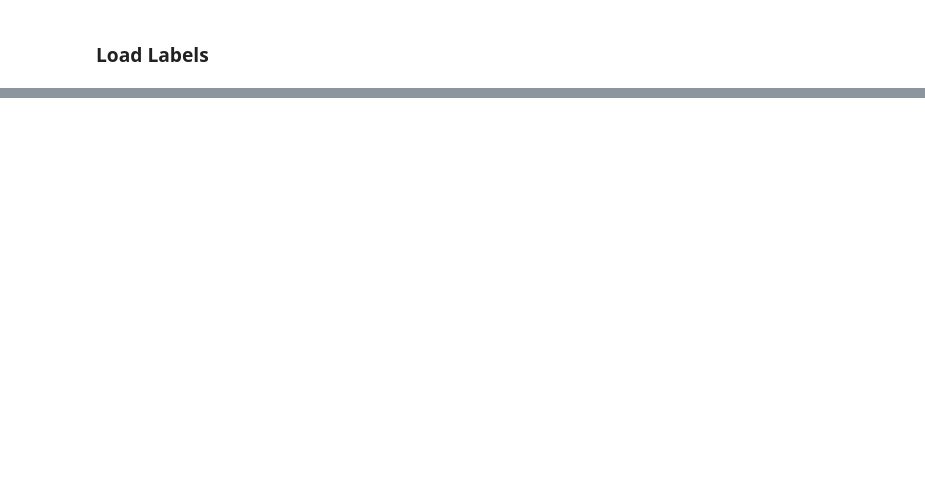
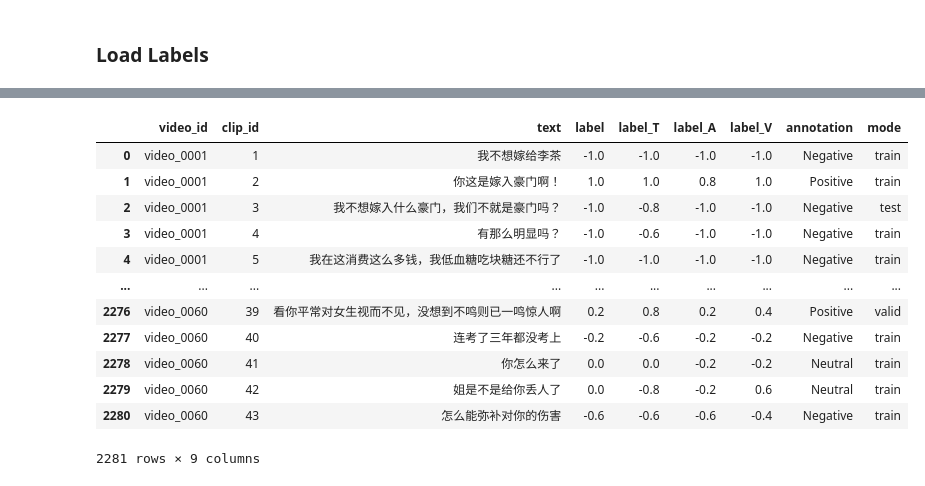
Before and after one commit to HEBAULC/Multimodal-End2end-Sparse, a Jupyter notebook: preprocessing/preprocess_mosei.ipynb, the cells around one changed output, grey strips where cells are left out. Saved outputs shown, nothing was run; the diff lists cells and outputs as text; code cells hidden in the pictures; blank space fills up the shorter version.

Commit message:
emotiontrainer.py注释分析、处理sims-mosei数据集、中文编码器

```diff
--- a/preprocessing/preprocess_mosei.ipynb
+++ b/preprocessing/preprocess_mosei.ipynb
@@ -226,0 +425,24 @@ log_df.groupby('status').size().to_frame('count')
+# %%
+# 处理sims-label
+# 打开csv文件
+# Load data
+dfs = []
+for path in glob.glob(sims_label_path):
+    dfs.append(pd.read_csv(path))
+# Generate table
+df1 = pd.concat(dfs)
+df1
+# %% [output]
+|  | video_id | clip_id | text | label | label_T | label_A | label_V | annotation | mode |
+| 0 | video_0001 | 1 | 我不想嫁给李茶 | -1.0 | -1.0 | -1.0 | -1.0 | Negative | train |
+| 1 | video_0001 | 2 | 你这是嫁入豪门啊！ | 1.0 | 1.0 | 0.8 | 1.0 | Positive | train |
+| 2 | video_0001 | 3 | 我不想嫁入什么豪门，我们不就是豪门吗？ | -1.0 | -0.8 | -1.0 | -1.0 | Negative | test |
+| 3 | video_0001 | 4 | 有那么明显吗？ | -1.0 | -0.6 | -1.0 | -1.0 | Negative | train |
+| 4 | video_0001 | 5 | 我在这消费这么多钱，我低血糖吃块糖还不行了 | -1.0 | -1.0 | -1.0 | -1.0 | Negative | train |
+| ... | ... | ... | ... | ... | ... | ... | ... | ... | ... |
+| 2276 | video_0060 | 39 | 看你平常对女生视而不见，没想到不鸣则已一鸣惊人啊 | 0.2 | 0.8 | 0.2 | 0.4 | Positive | valid |
+| 2277 | video_0060 | 40 | 连考了三年都没考上 | -0.2 | -0.6 | -0.2 | -0.2 | Negative | train |
+| 2278 | video_0060 | 41 | 你怎么来了 | 0.0 | 0.0 | -0.2 | -0.2 | Neutral | train |
+| 2279 | video_0060 | 42 | 姐是不是给你丢人了 | 0.0 | -0.8 | -0.2 | 0.6 | Neutral | train |
+| 2280 | video_0060 | 43 | 怎么能弥补对你的伤害 | -0.6 | -0.6 | -0.6 | -0.4 | Negative | train |
+2281 rows × 9 columns
```
Also changed, not shown: parts of 46 cells of this notebook, 7 other files.
